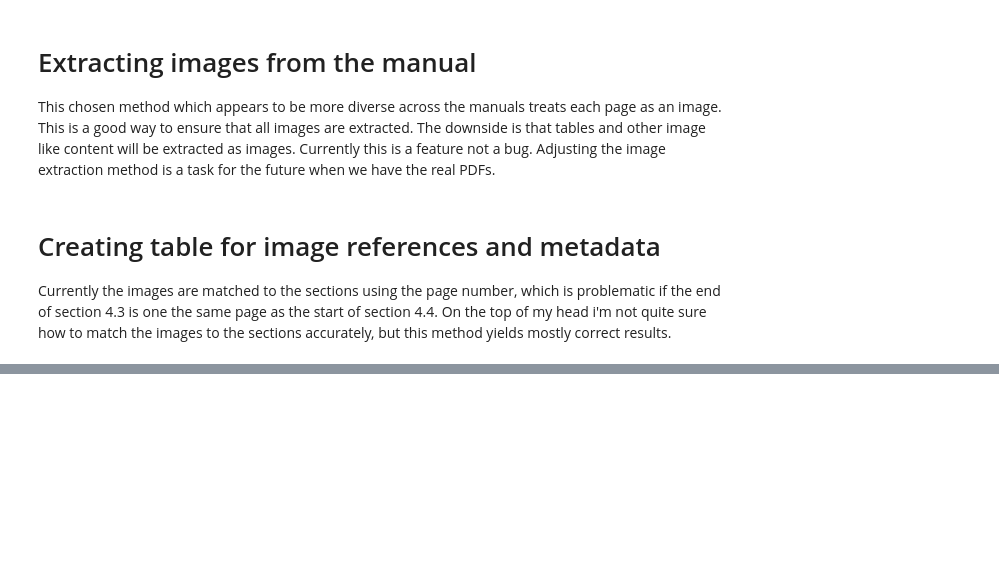
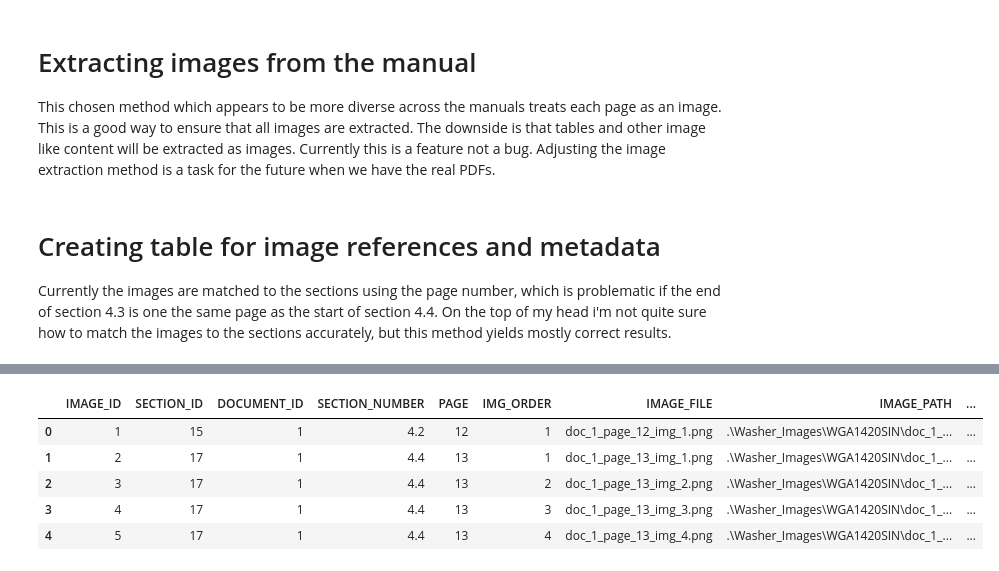
Before and after one commit to Haldan-NC/Snowflake-Cortex-Playground, a Jupyter notebook: WASHING_MACHINE_DB_setup.ipynb, the cells around one changed output, grey strips where cells are left out. Saved outputs shown, nothing was run; the diff lists cells and outputs as text; code cells hidden in the pictures; blank space fills up the shorter version.

```diff
--- a/WASHING_MACHINE_DB_setup.ipynb
+++ b/WASHING_MACHINE_DB_setup.ipynb
@@ -888,38 +877,65 @@ image_df.head(5)
 # %%
-cursor.execute("""
-    CREATE OR REPLACE TABLE IMAGES (
-    IMAGE_ID INT AUTOINCREMENT PRIMARY KEY,
-    SECTION_ID INT NOT NULL,
-    DOCUMENT_ID INT NOT NULL,
-    SECTION_NUMBER STRING NOT NULL,
-    PAGE INT,
-    IMG_ORDER INT,
-    IMAGE_FILE STRING,
-    IMAGE_PATH STRING,
-    IMAGE_SIZE NUMBER,
-    IMAGE_WIDTH NUMBER,
-    IMAGE_HEIGHT NUMBER,
-    CREATED_AT TIMESTAMP_LTZ DEFAULT CURRENT_TIMESTAMP(),
+try:
+    cursor.execute("""
+        SELECT *
+        FROM IMAGES;
+    """)
 
-    CONSTRAINT fk_document
-        FOREIGN KEY (DOCUMENT_ID)
-        REFERENCES DOCUMENTS(DOCUMENT_ID),
+    images_df = cursor.fetch_pandas_all()
 
-    CONSTRAINT fk_section
-            FOREIGN KEY (SECTION_ID)
-            REFERENCES SECTIONS(SECTION_ID)
-);
-""")
+except:
+    print("Extracting Images from PDF files")
 
+    for idx,row in tqdm(enumerate(documents_df.iterrows()), total = len(documents_df)):
+        manual_id = row[1]["DOCUMENT_ID"]
+        file_path = os.path.join(pdf_files_path, row[1]["DOCUMENT_NAME"])
+        extract_images_from_pdf(file_path, manual_id, output_dir="Washer_Images", verbose = 0)
 
-success, nchunks, nrows, output = write_pandas(
-    conn=conn,
-    df=image_df,
-    database =database,
-    table_name="IMAGES",
-    schema=schema,
-    auto_create_table=False,
-    overwrite=False
-)
-print(f"Success: {success}, Chunks: {nchunks}, Rows: {nrows}")
+    print("Creating table IMAGES")
+    images_df = generate_image_table(documents_df, sections_df, ".\\Washer_Images")
+
+    cursor.execute("""
+        CREATE OR REPLACE TABLE IMAGES (
+        IMAGE_ID INT AUTOINCREMENT PRIMARY KEY,
+        SECTION_ID INT NOT NULL,
+        DOCUMENT_ID INT NOT NULL,
+        SECTION_NUMBER STRING NOT NULL,
+        PAGE INT,
+        IMG_ORDER INT,
+        IMAGE_FILE STRING,
+        IMAGE_PATH STRING,
+        IMAGE_SIZE NUMBER,
+        IMAGE_WIDTH NUMBER,
+        IMAGE_HEIGHT NUMBER,
+        CREATED_AT TIMESTAMP_LTZ DEFAULT CURRENT_TIMESTAMP(),
+
+        CONSTRAINT fk_document
+            FOREIGN KEY (DOCUMENT_ID)
+            REFERENCES DOCUMENTS(DOCUMENT_ID),
+
+        CONSTRAINT fk_section
+                FOREIGN KEY (SECTION_ID)
+                REFERENCES SECTIONS(SECTION_ID)
+    );
+    """)
+
+    success, nchunks, nrows, output = write_pandas(
+        conn=conn,
+        df=images_df,
+        database =database,
+        table_name="IMAGES",
+        schema=schema,
+        auto_create_table=False,
+        overwrite=False
+    )
+    print(f"Success: {success}, Chunks: {nchunks}, Rows: {nrows}")
+
+    time.sleep(3) # Sleep for 3 seconds to ensure the table is ready in snowflake. We need to query the table to get the SECTION_ID
+    cursor.execute("""
+    SELECT *
+    FROM IMAGES;
+    """)
+    images_df = cursor.fetch_pandas_all()
+
+images_df.head(5)
 # %% [output]
@@ -926,0 +945,6 @@ Success: True, Chunks: 1, Rows: 194
+|  | IMAGE_ID | SECTION_ID | DOCUMENT_ID | SECTION_NUMBER | PAGE | IMG_ORDER | IMAGE_FILE | IMAGE_PATH | ... |
+| 0 | 1 | 15 | 1 | 4.2 | 12 | 1 | doc_1_page_12_img_1.png | .\Washer_Images\WGA1420SIN\doc_1_... | ... |
+| 1 | 2 | 17 | 1 | 4.4 | 13 | 1 | doc_1_page_13_img_1.png | .\Washer_Images\WGA1420SIN\doc_1_... | ... |
+| 2 | 3 | 17 | 1 | 4.4 | 13 | 2 | doc_1_page_13_img_2.png | .\Washer_Images\WGA1420SIN\doc_1_... | ... |
+| 3 | 4 | 17 | 1 | 4.4 | 13 | 3 | doc_1_page_13_img_3.png | .\Washer_Images\WGA1420SIN\doc_1_... | ... |
+| 4 | 5 | 17 | 1 | 4.4 | 13 | 4 | doc_1_page_13_img_4.png | .\Washer_Images\WGA1420SIN\doc_1_... | ... |
```
Also changed, not shown: parts of 27 cells of this notebook.
